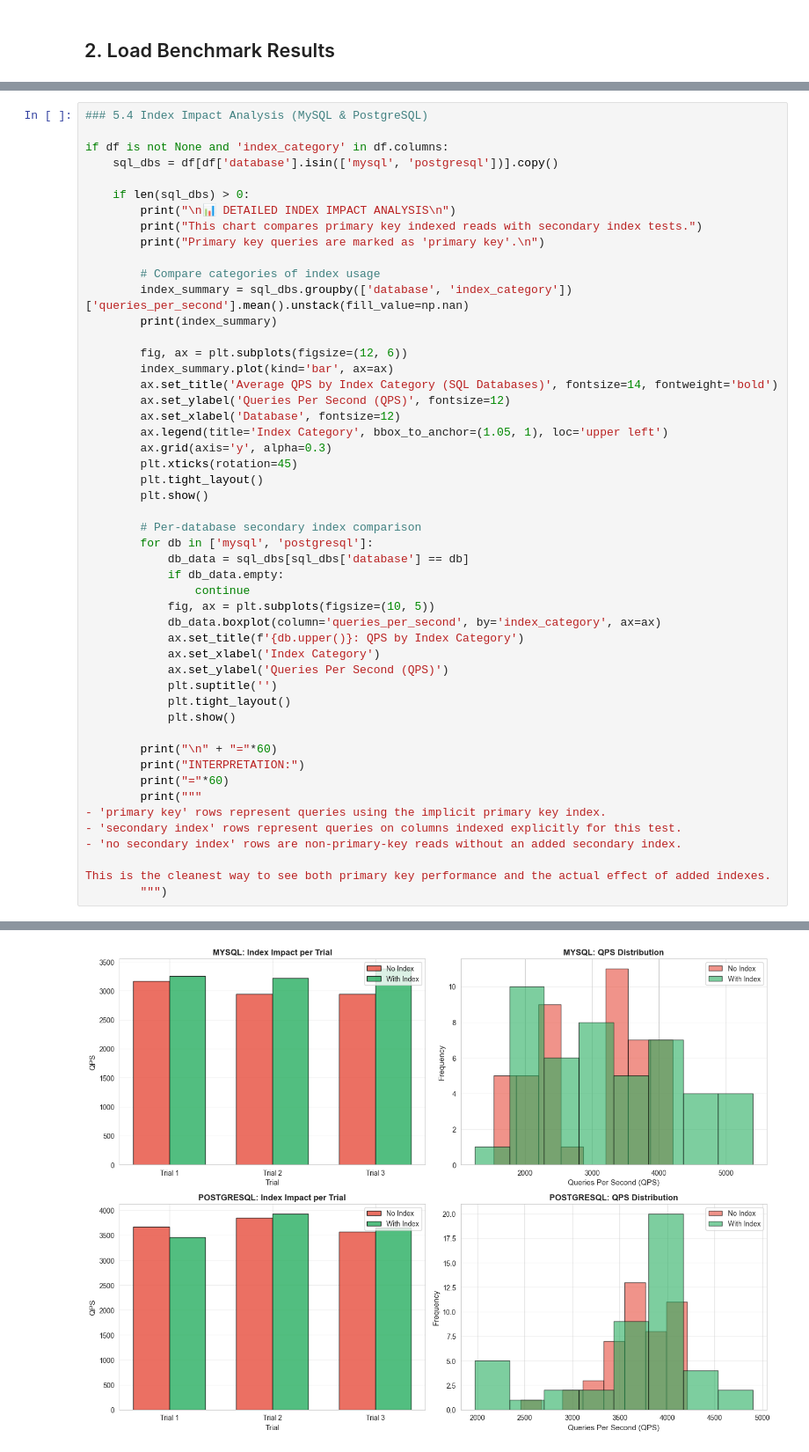
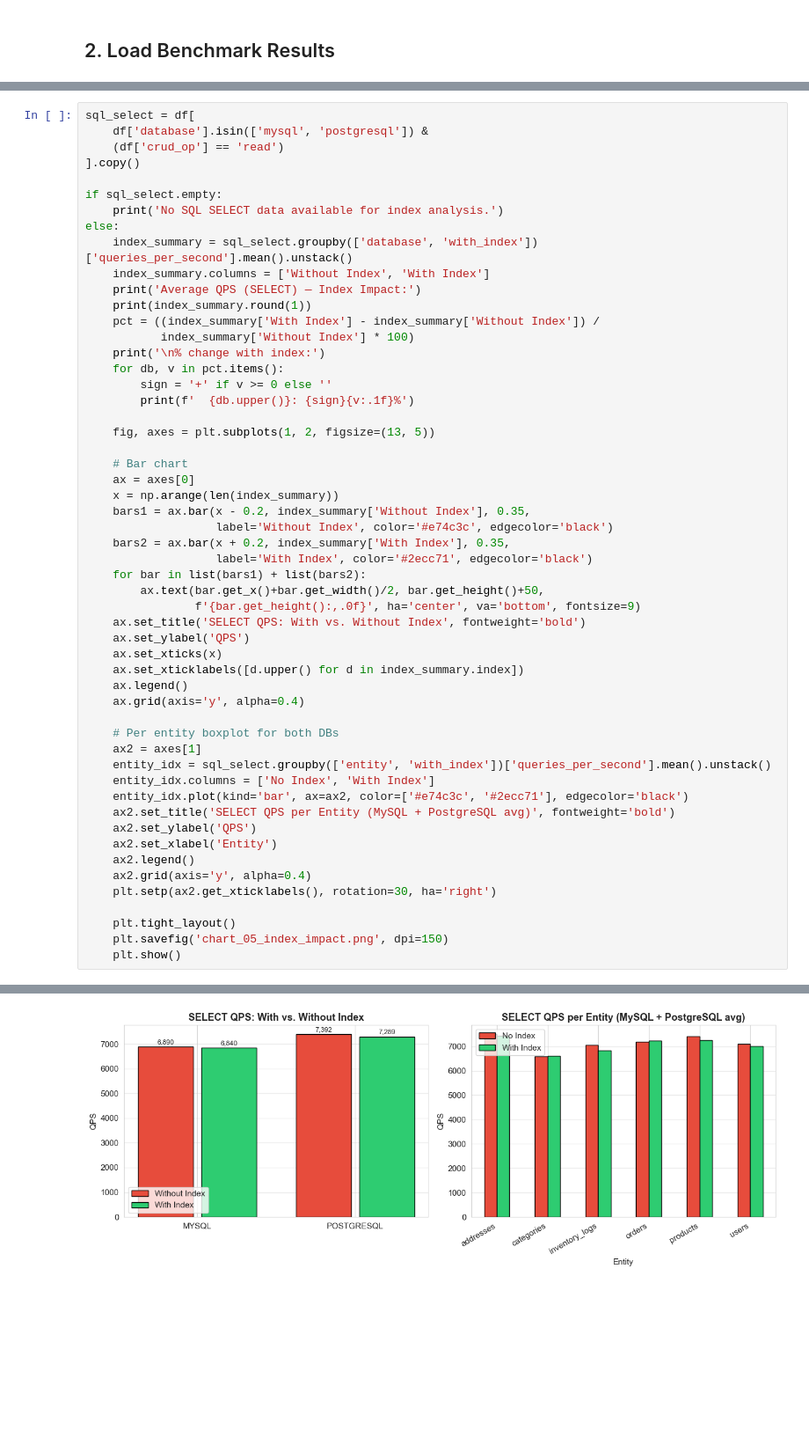
Before and after one commit to Kortexik/zaawansowane-technologie-baz-danych, a Jupyter notebook: analysis/benchmark_analysis.ipynb, the cells around one changed output, grey strips where cells are left out. Shown at 88% size. Cells and saved outputs as stored; diff of their text form; blank space fills up the shorter version.

```diff
--- a/analysis/benchmark_analysis.ipynb
+++ b/analysis/benchmark_analysis.ipynb
@@ -266,51 +257,55 @@ if df is not None and 'data_scale' in df.columns:
 # %%
-### 5.4 Index Impact Analysis (MySQL & PostgreSQL)
+sql_select = df[
+    df['database'].isin(['mysql', 'postgresql']) &
+    (df['crud_op'] == 'read')
+].copy()
 
-if df is not None and 'index_category' in df.columns:
-    sql_dbs = df[df['database'].isin(['mysql', 'postgresql'])].copy()
+if sql_select.empty:
+    print('No SQL SELECT data available for index analysis.')
+else:
+    index_summary = sql_select.groupby(['database', 'with_index'])['queries_per_second'].mean().unstack()
+    index_summary.columns = ['Without Index', 'With Index']
+    print('Average QPS (SELECT) — Index Impact:')
+    print(index_summary.round(1))
+    pct = ((index_summary['With Index'] - index_summary['Without Index']) /
+           index_summary['Without Index'] * 100)
+    print('\n% change with index:')
+    for db, v in pct.items():
+        sign = '+' if v >= 0 else ''
+        print(f'  {db.upper()}: {sign}{v:.1f}%')
 
-    if len(sql_dbs) > 0:
-        print("\n📊 DETAILED INDEX IMPACT ANALYSIS\n")
-        print("This chart compares primary key indexed reads with secondary index tests.")
-        print("Primary key queries are marked as 'primary key'.\n")
+    fig, axes = plt.subplots(1, 2, figsize=(13, 5))
 
-        # Compare categories of index usage
-        index_summary = sql_dbs.groupby(['database', 'index_category'])['queries_per_second'].mean().unstack(fill_value=np.nan)
-        print(index_summary)
+    # Bar chart
+    ax = axes[0]
+    x = np.arange(len(index_summary))
+    bars1 = ax.bar(x - 0.2, index_summary['Without Index'], 0.35,
+                   label='Without Index', color='#e74c3c', edgecolor='black')
+    bars2 = ax.bar(x + 0.2, index_summary['With Index'], 0.35,
+                   label='With Index', color='#2ecc71', edgecolor='black')
+    for bar in list(bars1) + list(bars2):
+        ax.text(bar.get_x()+bar.get_width()/2, bar.get_height()+50,
+                f'{bar.get_height():,.0f}', ha='center', va='bottom', fontsize=9)
+    ax.set_title('SELECT QPS: With vs. Without Index', fontweight='bold')
+    ax.set_ylabel('QPS')
+    ax.set_xticks(x)
+    ax.set_xticklabels([d.upper() for d in index_summary.index])
+    ax.legend()
+    ax.grid(axis='y', alpha=0.4)
 
-        fig, ax = plt.subplots(figsize=(12, 6))
-        index_summary.plot(kind='bar', ax=ax)
-        ax.set_title('Average QPS by Index Category (SQL Databases)', fontsize=14, fontweight='bold')
-        ax.set_ylabel('Queries Per Second (QPS)', fontsize=12)
-        ax.set_xlabel('Database', fontsize=12)
-        ax.legend(title='Index Category', bbox_to_anchor=(1.05, 1), loc='upper left')
-        ax.grid(axis='y', alpha=0.3)
-        plt.xticks(rotation=45)
-        plt.tight_layout()
-        plt.show()
+    # Per entity boxplot for both DBs
+    ax2 = axes[1]
+    entity_idx = sql_select.groupby(['entity', 'with_index'])['queries_per_second'].mean().unstack()
+    entity_idx.columns = ['No Index', 'With Index']
+    entity_idx.plot(kind='bar', ax=ax2, color=['#e74c3c', '#2ecc71'], edgecolor='black')
+    ax2.set_title('SELECT QPS per Entity (MySQL + PostgreSQL avg)', fontweight='bold')
+    ax2.set_ylabel('QPS')
+    ax2.set_xlabel('Entity')
+    ax2.legend()
+    ax2.grid(axis='y', alpha=0.4)
+    plt.setp(ax2.get_xticklabels(), rotation=30, ha='right')
 
-        # Per-database secondary index comparison
-        for db in ['mysql', 'postgresql']:
-            db_data = sql_dbs[sql_dbs['database'] == db]
-            if db_data.empty:
-                continue
-            fig, ax = plt.subplots(figsize=(10, 5))
-            db_data.boxplot(column='queries_per_second', by='index_category', ax=ax)
-            ax.set_title(f'{db.upper()}: QPS by Index Category')
-            ax.set_xlabel('Index Category')
-            ax.set_ylabel('Queries Per Second (QPS)')
-            plt.suptitle('')
-            plt.tight_layout()
-            plt.show()
-
-        print("\n" + "="*60)
-        print("INTERPRETATION:")
-        print("="*60)
-        print("""
-- 'primary key' rows represent queries using the implicit primary key index.
-- 'secondary index' rows represent queries on columns indexed explicitly for this test.
-- 'no secondary index' rows are non-primary-key reads without an added secondary index.
-
-This is the cleanest way to see both primary key performance and the actual effect of added indexes.
-        """)
+    plt.tight_layout()
+    plt.savefig('chart_05_index_impact.png', dpi=150)
+    plt.show()
 # %% [output]
@@ -331 +321 @@ POSTGRESQL:
-[figure, old version]
+[figure, new version]
```
Also changed, not shown: parts of 29 cells of this notebook, 6 other files.
